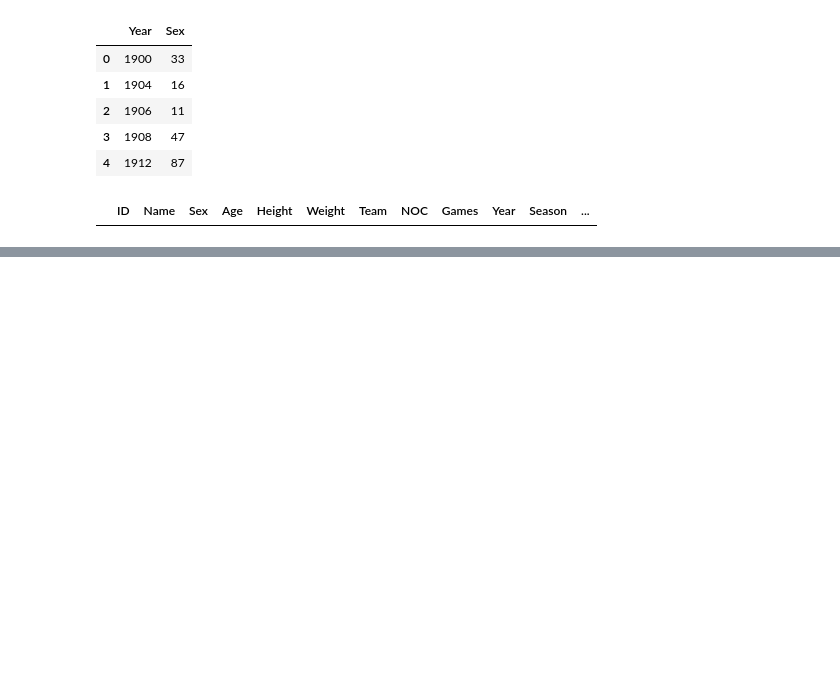
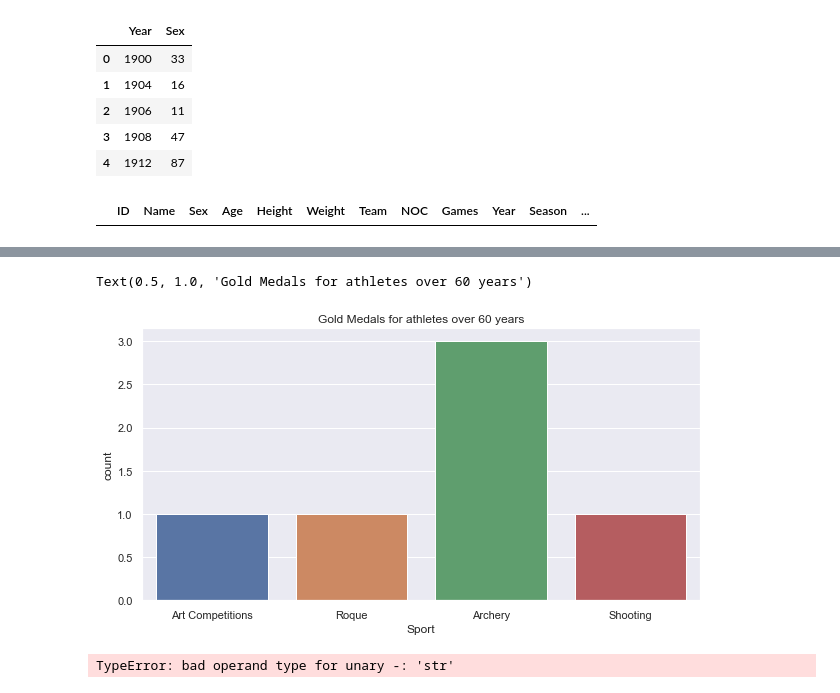
Before and after one commit to Rishiraj-singh7/Olympics-Data-, a Jupyter notebook: main.ipynb, the cells around one changed output, grey strips where cells are left out. Saved outputs shown, nothing was run; the diff lists cells and outputs as text; code cells hidden in the pictures; blank space fills up the shorter version.

Commit message:
plot bars n graphs

```diff
--- a/main.ipynb
+++ b/main.ipynb
@@ -282,3 +282,8 @@ womenolympics = athletes_df[(athletes_df.Sex == 'F') & (athletes_df.Season=='sum
 womenolympics.head()
 # %% [output]
 |  | ID | Name | Sex | Age | Height | Weight | Team | NOC | Games | Year | Season | ... |
+# %%
+sns.set(style='darkgrid')
+plt.figure(figsize=(20,10))
+sns.countplot(x='Year', data = womenolympics, palette="Spectral")
+plt.title('Women Participation')
@@ -284,0 +329,14 @@ womenolympics.head()
+# %%
+#plot for sporting_event
+plt.figure(figsize=(10,5))
+plt.tight_layout()
+sns.countplot(sporting_event)
+plt.title('Gold Medals for athletes over 60 years')
+# %% [output]
+Text(0.5, 1.0, 'Gold Medals for athletes over 60 years')
+[figure, added]
+# %%
+#gold medal for each country
+goldmedals.Region.value_counts().reset_index(name=-'Medal').head(5)
+# %% [output]
+TypeError: bad operand type for unary -: 'str'
```
Also changed, not shown: parts of 10 cells of this notebook.
